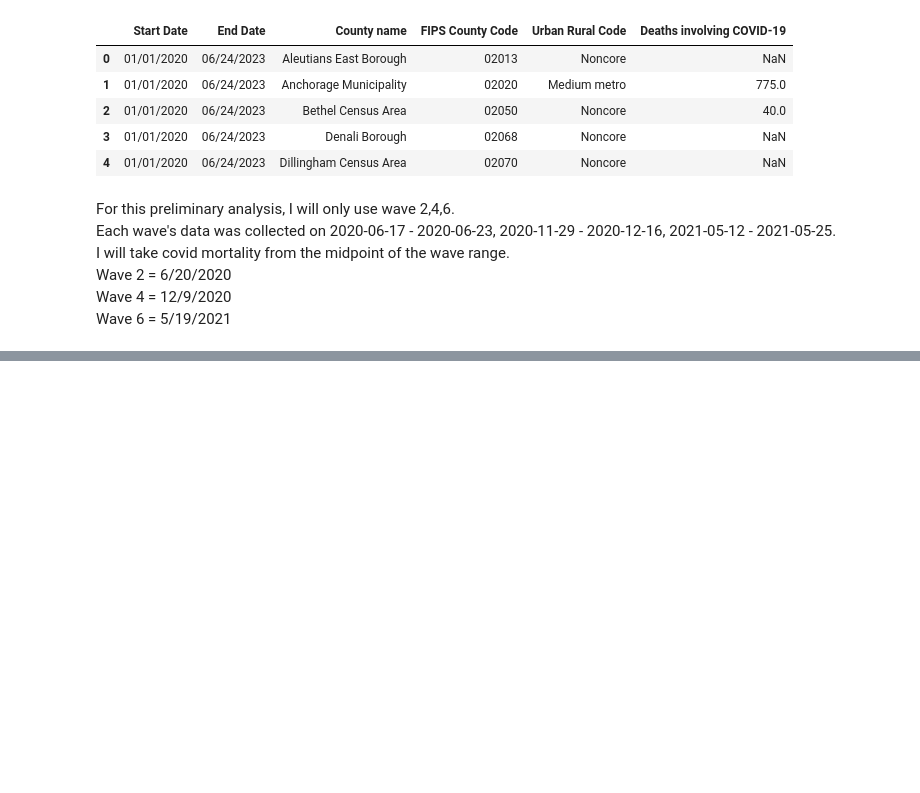
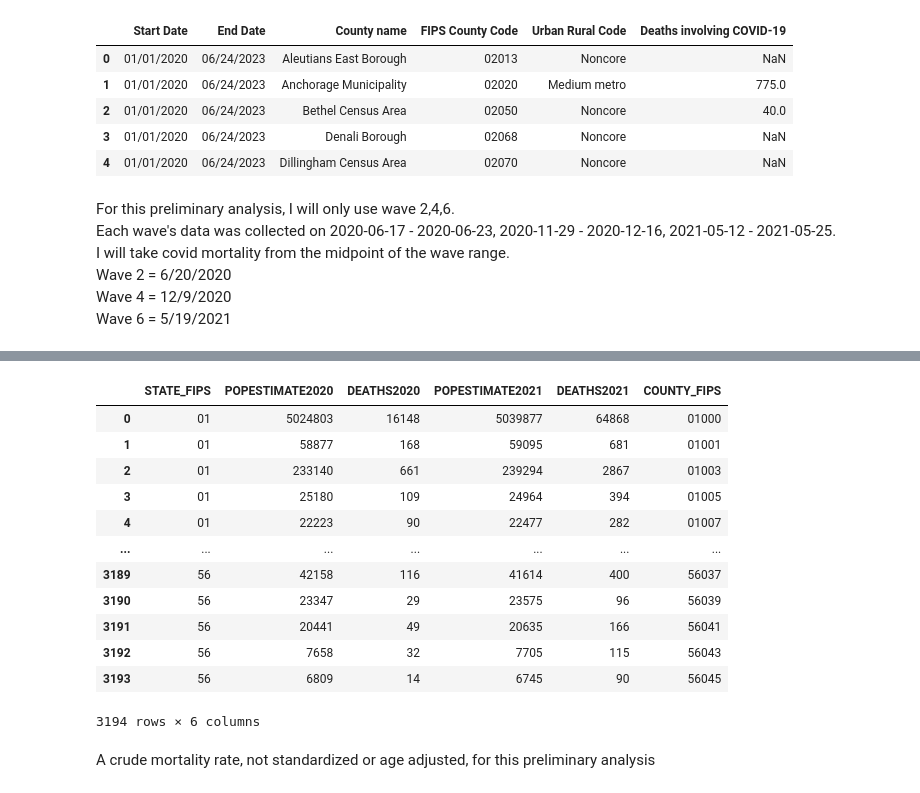
Before and after one commit to chrissoria/BICS_Political_Polarization, a Jupyter notebook: DF/BICS_Supplementary_Geography_File.ipynb, the cells around one changed output, grey strips where cells are left out. Saved outputs shown, nothing was run; the diff lists cells and outputs as text; code cells hidden in the pictures; blank space fills up the shorter version.

```diff
--- a/DF/BICS_Supplementary_Geography_File.ipynb
+++ b/DF/BICS_Supplementary_Geography_File.ipynb
@@ -270,0 +204,51 @@ Why is resp_educ and education different?
+# %%
+col_types1 = {
+    'STATE': str,
+    'COUNTY': str
+}
+
+col_types2 = {
+    'County Code (FIPS)': str,
+    'County Subdivision Code (FIPS)': str,
+    'Place Code (FIPS)': str,
+    'Consolidtated City Code (FIPS)': str,
+    'State Code (FIPS)': str
+}
+
+
+census_pop = pd.read_csv('Data/Partisanship and Health Behavior/Data/co-est2021-alldata.csv', encoding='ISO-8859-1',
+                        dtype = col_types1)
+census_pop_FIPS = pd.read_excel('Data/Partisanship and Health Behavior/Data/all-geocodes-v2020.xlsx',
+                                dtype = col_types2)
+
+census_pop_FIPS = census_pop_FIPS.rename(columns={
+    'Area Name (including legal/statistical area description)': 'CTYNAME'
+})
+
+census_pop['COUNTY_FIPS'] = census_pop['STATE']+census_pop['COUNTY']
+
+columns_to_keep = ['STATE','POPESTIMATE2020','DEATHS2020','POPESTIMATE2021','DEATHS2021','COUNTY_FIPS']
+
+census_pop = census_pop[columns_to_keep]
+
+census_pop = census_pop.rename(columns={
+    'STATE': 'STATE_FIPS'
+})
+
+census_pop
+# %% [output]
+|  | STATE_FIPS | POPESTIMATE2020 | DEATHS2020 | POPESTIMATE2021 | DEATHS2021 | COUNTY_FIPS |
+| 0 | 01 | 5024803 | 16148 | 5039877 | 64868 | 01000 |
+| 1 | 01 | 58877 | 168 | 59095 | 681 | 01001 |
+| 2 | 01 | 233140 | 661 | 239294 | 2867 | 01003 |
+| 3 | 01 | 25180 | 109 | 24964 | 394 | 01005 |
+| 4 | 01 | 22223 | 90 | 22477 | 282 | 01007 |
+| ... | ... | ... | ... | ... | ... | ... |
+| 3189 | 56 | 42158 | 116 | 41614 | 400 | 56037 |
+| 3190 | 56 | 23347 | 29 | 23575 | 96 | 56039 |
+| 3191 | 56 | 20441 | 49 | 20635 | 166 | 56041 |
+| 3192 | 56 | 7658 | 32 | 7705 | 115 | 56043 |
+| 3193 | 56 | 6809 | 14 | 6745 | 90 | 56045 |
+3194 rows × 6 columns
+# %% [markdown]
+A crude mortality rate, not standardized or age adjusted, for this preliminary analysis
```
Also changed, not shown: parts of 11 cells of this notebook, 4 other files.
